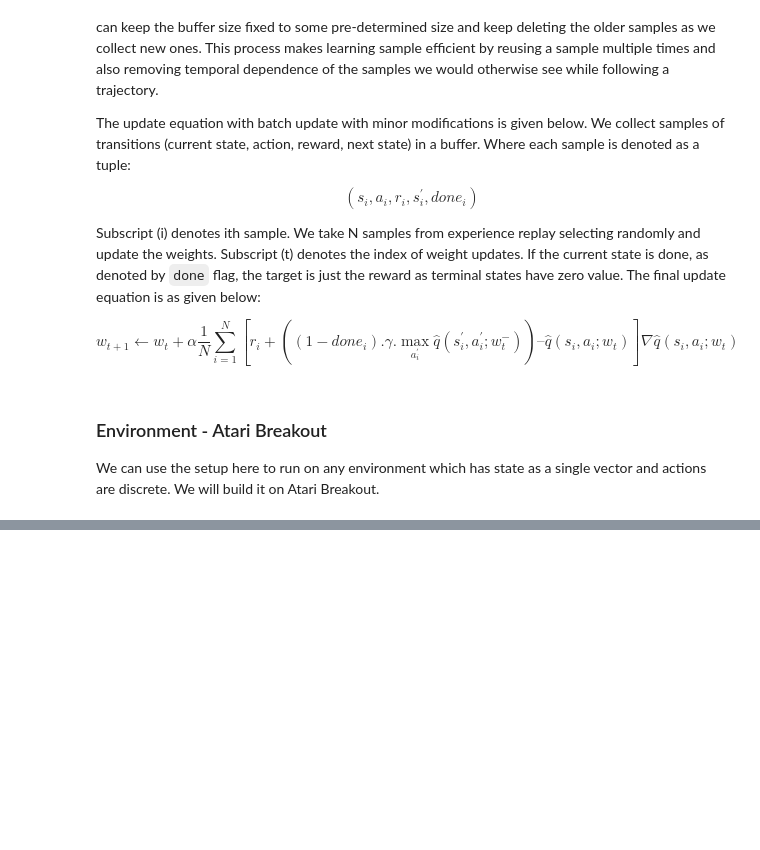
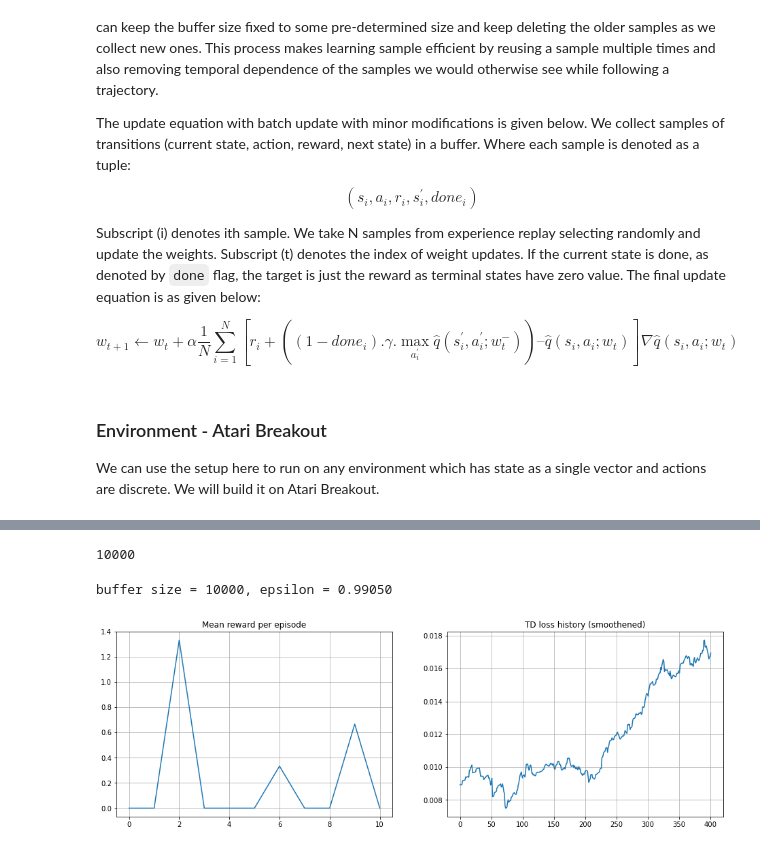
Before and after one commit to Dcomplexity/drl, a Jupyter notebook: dqn_atari.ipynb, the cells around one changed output, grey strips where cells are left out. Cells and saved outputs as stored; diff of their text form; code cells hidden in the pictures; blank space fills up the shorter version.

```diff
--- a/dqn_atari.ipynb
+++ b/dqn_atari.ipynb
@@ -84,0 +406,10 @@ plt.show()
+# %%
+# let us fill experience replay with some samples using full random policy
+exp_replay = ReplayBuffer(10**4)
+for i in range(100):
+    play_and_record(state, agent, env, exp_replay, n_steps=10**2)
+    if len(exp_replay) == 10**4:
+        break
+print(len(exp_replay))
+# %% [output]
+10000
@@ -84,0 +445,68 @@ plt.show()
+# %%
+mean_rw_history = []
+td_loss_history = []
+# %%
+def epsilon_schedule(start_eps, end_eps, step, final_step):
+    return start_eps + (end_eps-start_eps)*min(step, final_step)/final_step
+
+def smoothen(values):
+    kernel = gaussian(100, std=100)
+    kernel = kernel / np.sum(kernel)
+    return convolve(values, kernel, 'valid')
+# %%
+state = env.reset()
+for step in trange(total_steps + 1):
+
+    # reduce exploration as we progress
+    agent.epsilon = epsilon_schedule(start_epsilon, end_epsilon, step, eps_decay_final_step)
+
+    # take timesteps_per_epoch and update experience replay buffer
+    _, state = play_and_record(state, agent, env, exp_replay, timesteps_per_epoch)
+
+    # train by sampling batch_size of data from experience replay
+    states, actions, rewards, next_states, done_flags = exp_replay.sample(batch_size)
+
+    with tf.GradientTape() as tape:
+        # loss = <compute TD loss>
+        loss = compute_td_loss(agent, target_network,
+                               states, actions, rewards, next_states, done_flags,
+                               gamma=0.99)
+
+    gradients = tape.gradient(loss, agent.model.trainable_variables)
+    clipped_grads = [tf.clip_by_norm(g, max_grad_norm) for g in gradients]
+    optimizer.apply_gradients(zip(clipped_grads, agent.model.trainable_variables))
+
+
+    if step % loss_freq == 0:
+        td_loss_history.append(loss.numpy())
+
+    if step % refresh_target_network_freq == 0:
+        # Load agent weights into target_network
+        target_network.model.set_weights(agent.model.get_weights())
+
+    if step % eval_freq == 0:
+        # eval the agent
+        mean_rw_history.append(evaluate(
+            make_env(env_name, seed=step), agent, n_games=3, greedy=True, t_max=1000)
+        )
+
+        clear_output(True)
+        print("buffer size = %i, epsilon = %.5f" %
+              (len(exp_replay), agent.epsilon))
+
+        plt.figure(figsize=[16, 5])
+        plt.subplot(1, 2, 1)
+        plt.title("Mean reward per episode")
+        plt.plot(mean_rw_history)
+        plt.grid()
+
+        assert not np.isnan(td_loss_history[-1])
+        plt.subplot(1, 2, 2)
+        plt.title("TD loss history (smoothened)")
+        plt.plot(smoothen(td_loss_history))
+        plt.grid()
+
+        plt.show()
+# %% [output]
+buffer size = 10000, epsilon = 0.99050
+[figure, added]
```
Also changed, not shown: parts of 31 cells of this notebook, 5 other files.
